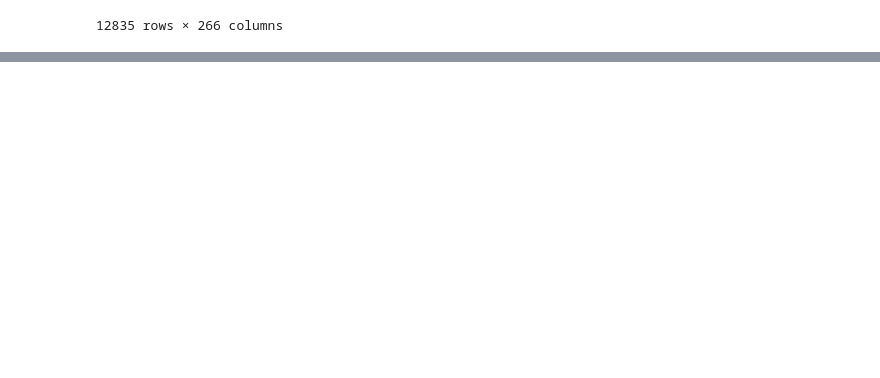
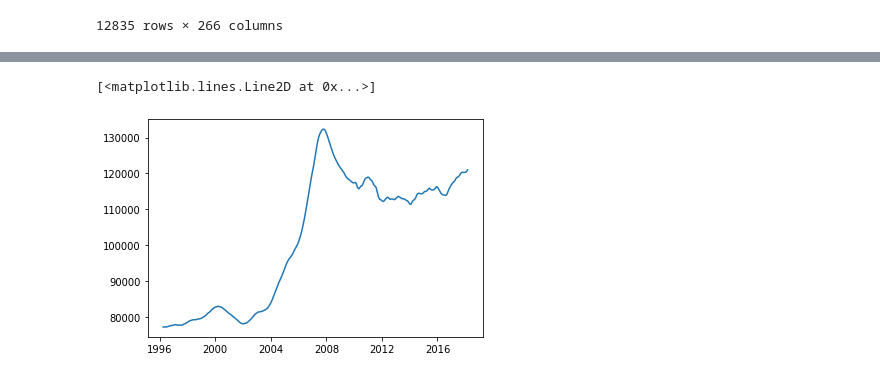
Before and after one commit to LeDorean/zillow_project_review, a Jupyter notebook: notebooks/Untitled.ipynb, the cells around one changed output, grey strips where cells are left out. Drawn from its saved outputs; the diff is of its cells as text; code cells hidden in the pictures; blank space fills up the shorter version.

```diff
--- a/notebooks/Untitled.ipynb
+++ b/notebooks/Untitled.ipynb
@@ -115,0 +118,2 @@ low_std.sort_values(by=['Average Monthly Percent Change'],ascending=False)
+# %%
+el_paso_93144 = pd.DataFrame(df_values.iloc[4,:-2])
@@ -115,0 +136,7 @@ low_std.sort_values(by=['Average Monthly Percent Change'],ascending=False)
+# %%
+el_paso_93144 = el_paso_93144.set_index(pd.to_datetime(el_paso_93144.index))
+# %%
+plt.plot(el_paso_93144)
+# %% [output]
+[<matplotlib.lines.Line2D at 0x...>]
+[figure, added]
```
Also changed, not shown: parts of 4 cells of this notebook.
